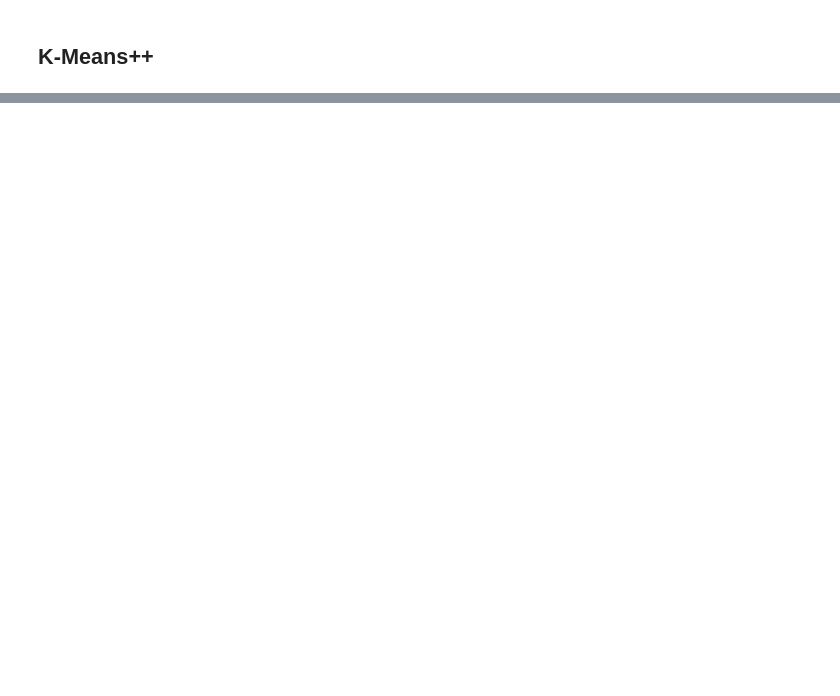
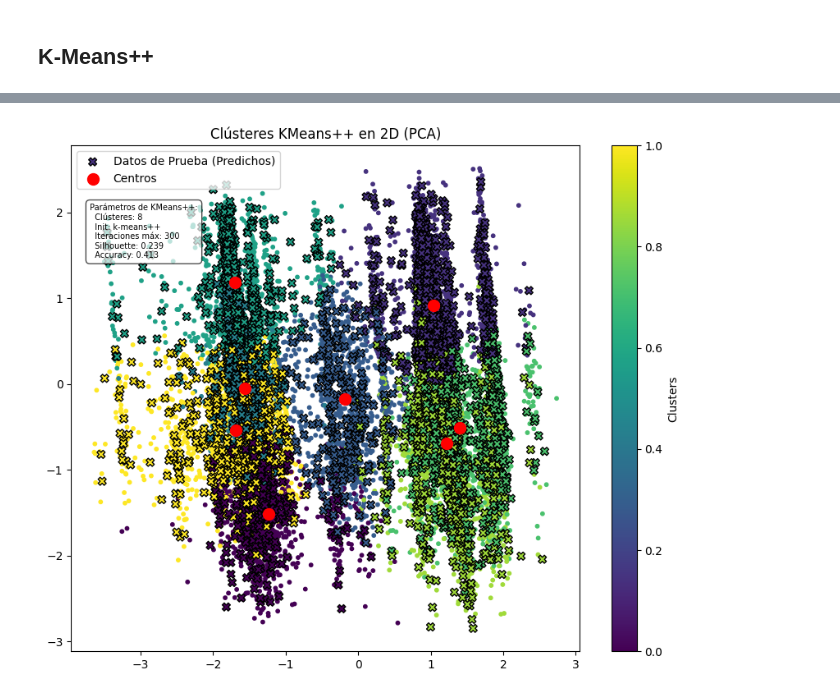
Before and after one commit to branxeto/Laboratorios, a Jupyter notebook: Lab IA/Tarea 2/Item1.ipynb, the cells around one changed output, grey strips where cells are left out. Cells and saved outputs as stored; diff of their text form; code cells hidden in the pictures; blank space fills up the shorter version.

```diff
--- a/Lab IA/Tarea 2/Item1.ipynb
+++ b/Lab IA/Tarea 2/Item1.ipynb
@@ -373,0 +388,51 @@ weighted avg       0.41      0.41      0.41      3369
+# %%
+# --- Gráfico PCA 2D ---
+grafico_2d_kmeanspp = PCA(n_components=2, random_state=42)
+train_data_2d_kmeanspp = grafico_2d_kmeanspp.fit_transform(train_data_kmeanspp)
+test_data_2d_kmeanspp = grafico_2d_kmeanspp.transform(test_data)
+centros_2d_kmeanspp = grafico_2d_kmeanspp.transform(kmeanspp_centers)
+
+plt.figure(figsize=(10, 8))
+plt.scatter(train_data_2d_kmeanspp[:, 0], train_data_2d_kmeanspp[:, 1],
+            c=kmeanspp_labels, cmap='viridis', s=10)
+plt.scatter(
+    test_data_2d_kmeanspp[:, 0],
+    test_data_2d_kmeanspp[:, 1],
+    c=cluster_test_kmeanspp,
+    cmap='viridis',
+    s=50,
+    marker='X',
+    edgecolors='black',
+    label='Datos de Prueba (Predichos)'
+)
+plt.scatter(
+    centros_2d_kmeanspp[:, 0],
+    centros_2d_kmeanspp[:, 1],
+    color='red',
+    s=100,
+    zorder=10,
+    marker='o',
+    label='Centros'
+)
+param_string = (
+    f"Parámetros de KMeans++:\n"
+    f"  Clústeres: {kmeanspp.n_clusters}\n"
+    f"  Init: {kmeanspp.init}\n"
+    f"  Iteraciones máx: {kmeanspp.max_iter}\n"
+    f"  Silhouette: {silhouette_vals_kmeanspp:.3f}\n"
+    f"  Accuracy: {accuracy_kmeanspp:.3f}"
+)
+
+plt.text(
+    -3.7, 2.1, param_string,
+    ha='left', va='top',
+    fontsize=7,
+    bbox=dict(boxstyle='round,pad=0.5', facecolor='white', alpha=0.7)
+)
+
+plt.legend()
+plt.title('Clústeres KMeans++ en 2D (PCA)')
+plt.colorbar(label='Clusters')
+plt.show()
+# %% [output]
+[figure, added]
```
Also changed, not shown: parts of 10 cells of this notebook.
